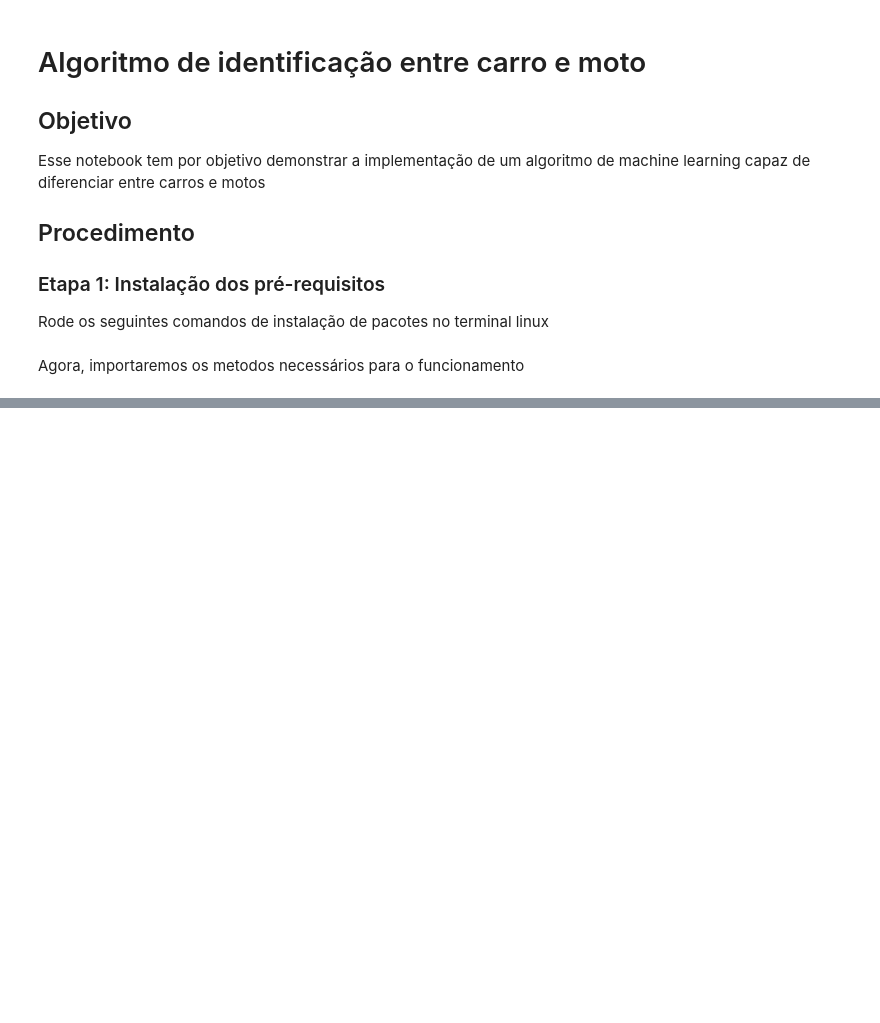
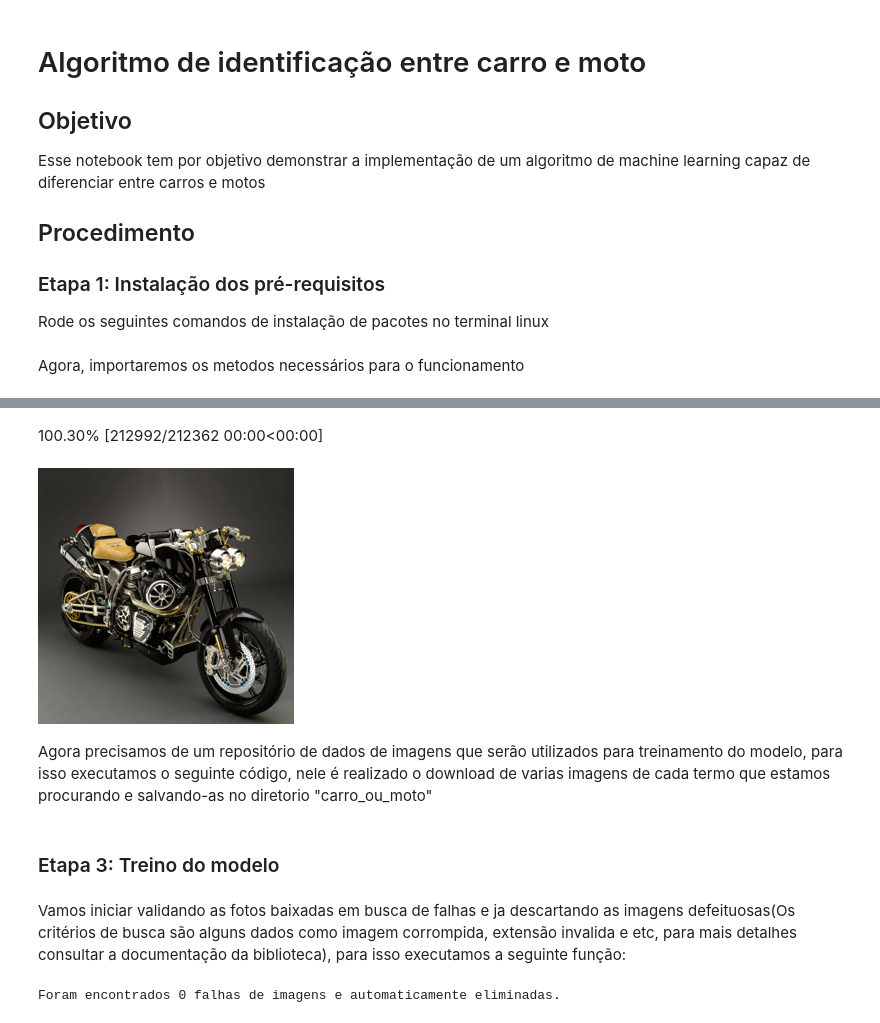
Before and after one commit to fabraz/fastaiOnCampus, a Jupyter notebook: nbs/lesson01_200035371_black258br_Arthur-Henrique.ipynb, the cells around one changed output, grey strips where cells are left out. Drawn from its saved outputs; the diff is of its cells as text; code cells hidden in the pictures; blank space fills up the shorter version.

```diff
--- a/nbs/lesson01_200035371_black258br_Arthur-Henrique.ipynb
+++ b/nbs/lesson01_200035371_black258br_Arthur-Henrique.ipynb
@@ -30,0 +32,9 @@ im.to_thumb(256,256)
+# %%
+# Download imagem Moto
+download_url(search_images('motorcycle', max_images=1)[0], 'motorcycle.jpg', show_progress=True)
+Image.open('motorcycle.jpg').to_thumb(256,256)
+# %% [output]
+100.30% [212992/212362 00:00<00:00]
+[figure, added]
+# %% [markdown]
+Agora precisamos de um repositório de dados de imagens que serão utilizados para treinamento do modelo, para isso executamos o seguinte código, nele é realizado o download de varias imagens de cada termo que estamos procurando e salvando-as no diretorio "carro_ou_moto"
@@ -30,0 +56,4 @@ im.to_thumb(256,256)
+# %% [markdown]
+### Etapa 3: Treino do modelo
+# %% [markdown]
+Vamos iniciar validando as fotos baixadas em busca de falhas e ja descartando as imagens defeituosas(Os critérios de busca são alguns dados como imagem corrompida, extensão invalida e etc, para mais detalhes consultar a documentação da biblioteca), para isso executamos a seguinte função:
@@ -30,0 +62,6 @@ im.to_thumb(256,256)
+# %%
+failed = verify_images(get_image_files(path))
+failed.map(Path.unlink)
+print(f"Foram encontrados {len(failed)} falhas de imagens e automaticamente eliminadas.")
+# %% [output]
+Foram encontrados 0 falhas de imagens e automaticamente eliminadas.
```
Also changed, not shown: parts of 14 cells of this notebook, 2 other files.
